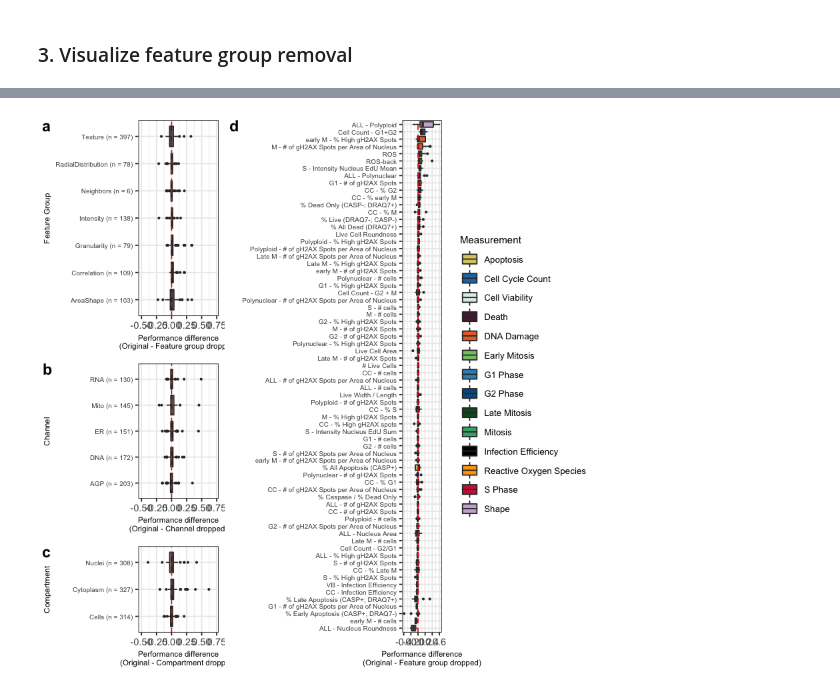
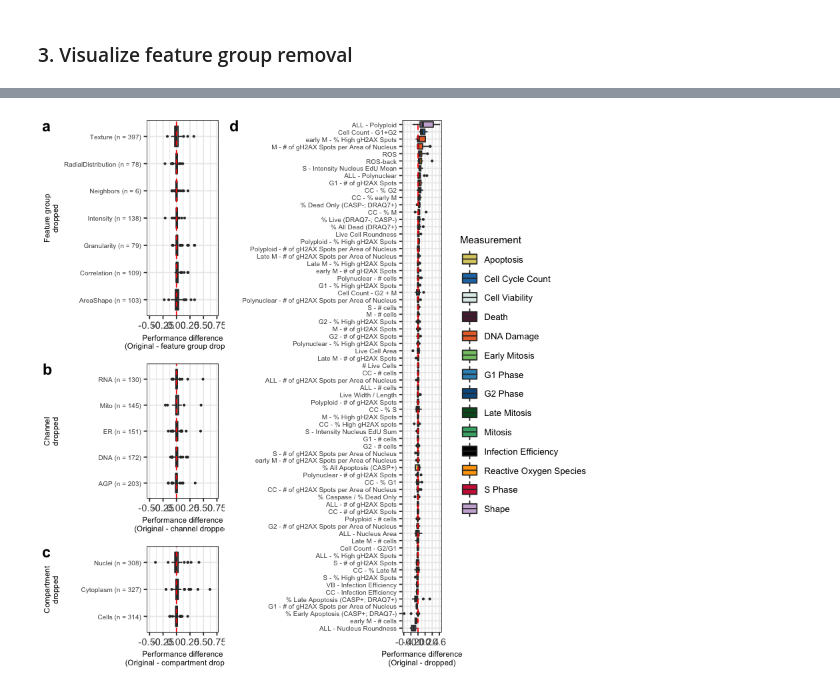
Before and after one commit to broadinstitute/cell-health, a Jupyter notebook: 6.ml-robustness/3.visualize-robustness.ipynb, the cells around one changed output, grey strips where cells are left out. Cells and saved outputs as stored; diff of their text form; code cells hidden in the pictures.

```diff
--- a/6.ml-robustness/3.visualize-robustness.ipynb
+++ b/6.ml-robustness/3.visualize-robustness.ipynb
@@ -347,8 +396,8 @@ panel_a_gg <- ggplot(
         max(feature_df$feature_group_difference + 0.1)
     )) +
     geom_hline(yintercept = 0, color = "red", linetype = "dashed") +
-    xlab("Feature Group") +
-    ylab("Performance difference\n(Original - Feature group dropped)")
+    xlab("Feature group\ndropped") +
+    ylab("Performance difference\n(Original - feature group dropped)")
 # %%
 panel_b_gg <- ggplot(
         feature_df %>% dplyr::filter(feature_category == "channel"),
@@ -363,8 +412,8 @@ panel_b_gg <- ggplot(
         max(feature_df$feature_group_difference + 0.1)
     )) +
     geom_hline(yintercept = 0, color = "red", linetype = "dashed") +
-    xlab("Channel") +
-    ylab("Performance difference\n(Original - Channel dropped)")
+    xlab("Channel\ndropped") +
+    ylab("Performance difference\n(Original - channel dropped)")
 # %%
 panel_c_gg <- ggplot(
         feature_df %>% dplyr::filter(feature_category == "compartment"),
@@ -379,8 +428,8 @@ panel_c_gg <- ggplot(
         min(feature_df$feature_group_difference) - 0.1,
         max(feature_df$feature_group_difference + 0.1)
     )) +
-    xlab("Compartment") +
-    ylab("Performance difference\n(Original - Compartment dropped)")
+    xlab("Compartment\ndropped") +
+    ylab("Performance difference\n(Original - compartment dropped)")
 # %%
 panel_d_gg <- ggplot(feature_df,
                      aes(x = readable_name,
@@ -396,31 +445,33 @@ panel_d_gg <- ggplot(feature_df,
     theme_bw() +
     feature_theme +
     geom_hline(yintercept=0, color = "red", linetype = "dashed") +
-    ylab("Performance difference\n(Original - Feature group dropped)") +
+    ylab("Performance difference\n(Original - dropped)") +
     xlab("")
 # %%
 left_panel <- cowplot::plot_grid(
     panel_a_gg,
     panel_b_gg,
     panel_c_gg,
     nrow = 3,
     align = "hv",
     axis = "l",
     rel_heights = c(1, 0.75, 0.55),
     labels = c("a", "b", "c")
 )
 
 feature_removal_gg <- cowplot::plot_grid(
     left_panel,
     panel_d_gg,
     ncol = 2,
     align = "v",
     axis = "b",
     rel_widths = c(0.5, 1),
     labels = c("", "d")
 )
 
-cowplot::save_plot(feature_removal_figure_file, feature_removal_gg, base_width = 9, base_height = 6)
+cowplot::save_plot(
+    feature_removal_figure_file, feature_removal_gg, base_width = 9, base_height = 6
+)
 feature_removal_gg
 # %% [output]
-[figure, old version]
+[figure, new version]
```
Also changed, not shown: parts of 6 cells of this notebook, 4 other files.
